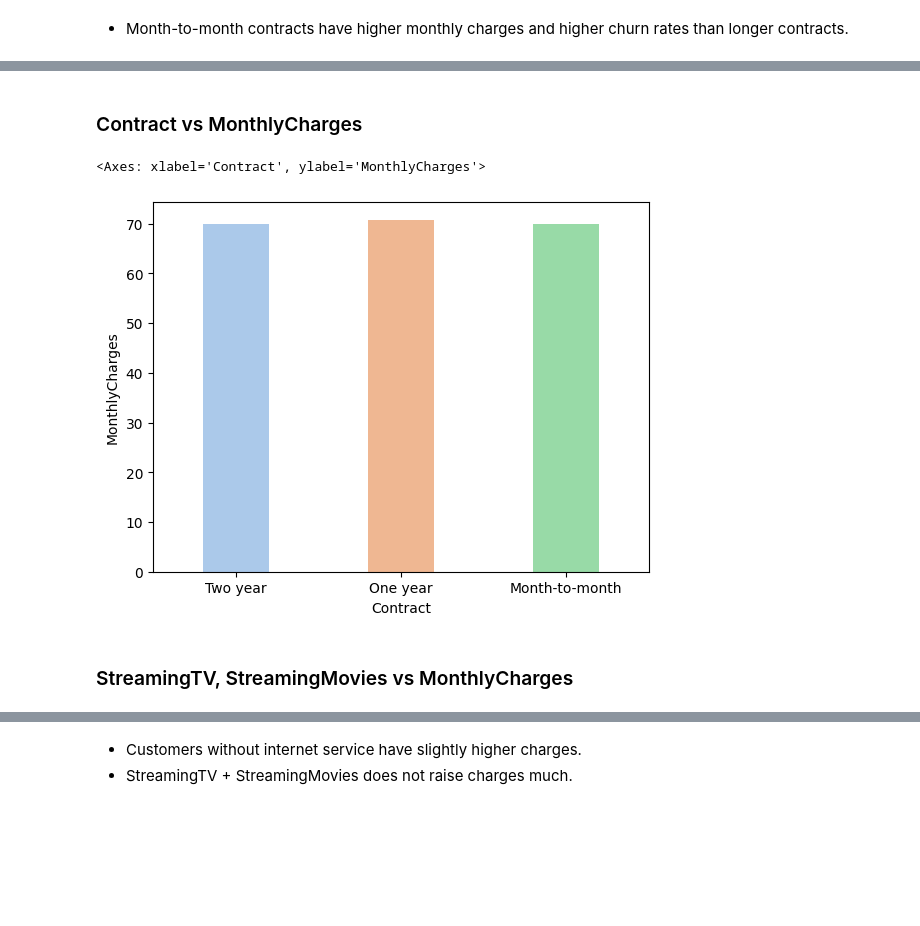
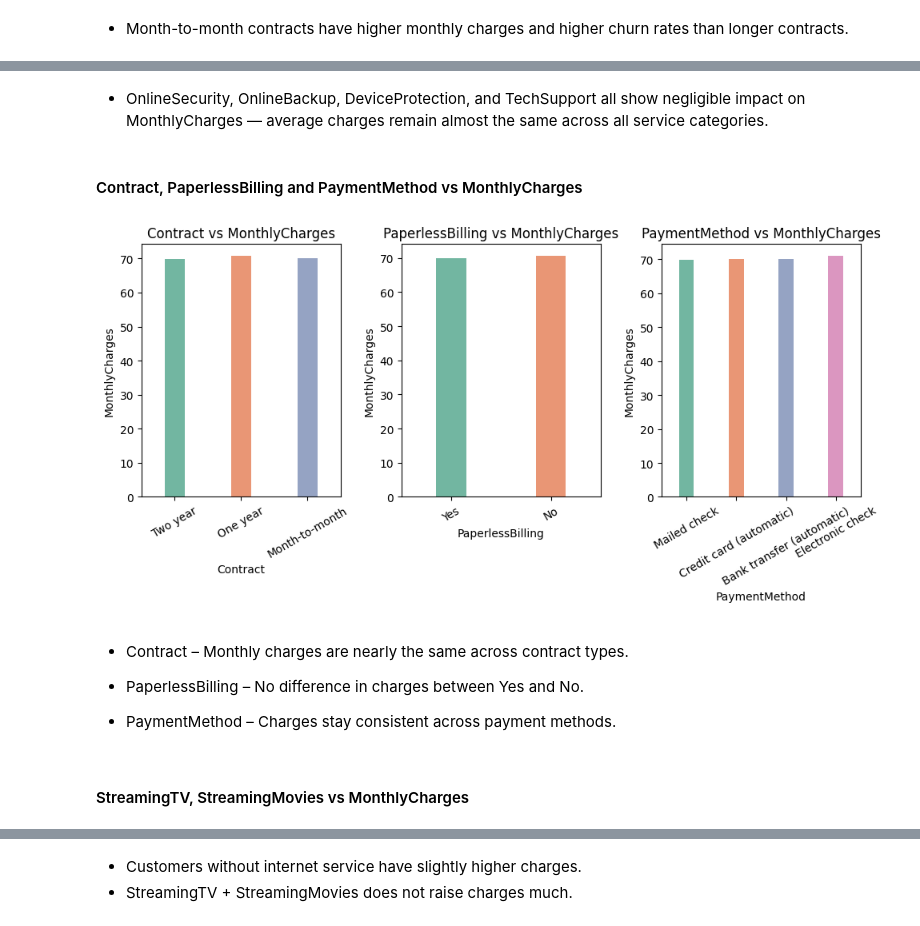
Before and after one commit to Roshani002/SSPL_Practical_Assessment, a Jupyter notebook: main.ipynb, the cells around one changed output, grey strips where cells are left out. Saved outputs shown, nothing was run; the diff lists cells and outputs as text; code cells hidden in the pictures; blank space fills up the shorter version.

```diff
--- a/main.ipynb
+++ b/main.ipynb
@@ -468,5 +616,0 @@ sns.heatmap(pivot, annot=True, cmap='coolwarm')
-# %%
-services = ['OnlineSecurity', 'OnlineBackup', 'DeviceProtection', 'TechSupport', 'StreamingTV', 'StreamingMovies', 'PhoneService']
-df1['TotalServices'] = df1[services].apply(lambda x: (x == 'Yes').sum(), axis=1)
-sns.barplot(data=df1, x='TotalServices', y='Churn', ci=None, palette='dark')
-plt.title('TotalServices vs Churn')
@@ -481,5 +616,0 @@ Text(0.5, 1.0, 'TotalServices vs Churn')
-# %%
-services = ['OnlineSecurity', 'OnlineBackup', 'DeviceProtection', 'TechSupport', 'StreamingTV', 'StreamingMovies', 'PhoneService']
-df1['TotalServices'] = df1[services].apply(lambda x: (x == 'Yes').sum(), axis=1)
-sns.barplot(data=df1, x='TotalServices', y='MonthlyCharges', ci=None, palette='dark')
-plt.title('TotalServices vs MonthlyCharges')
@@ -508,0 +623,11 @@ sns.barplot(data=df1, x='MultipleLines', y='MonthlyCharges', width=0.4, ci=None,
+# %%
+fig, axes = plt.subplots(nrows=2, ncols=3, figsize=(18, 10))
+
+for i, col in enumerate(l2[0:5]):
+    row, coln = divmod(i, 3)
+    sns.barplot(x=col, y="MonthlyCharges", data=df1, palette="Set2", ax=axes[row, coln], ci=None, width=0.5)
+    axes[row, coln].set_title(f"{col} vs MonthlyCharges")
+
+axes[1, 2].axis('off')  # Hide the empty subplot
+plt.tight_layout()
+plt.show()
@@ -508,0 +638,10 @@ sns.barplot(data=df1, x='MultipleLines', y='MonthlyCharges', width=0.4, ci=None,
+# %%
+fig, axes = plt.subplots(nrows=2, ncols=2, figsize=(12, 8))
+
+for i, col in enumerate(l2[5:9]):
+    row, coln = divmod(i, 2)
+    sns.barplot(x=col, y="MonthlyCharges", data=df1, palette="Set2", ax=axes[row, coln], ci=None, width=0.3)
+    axes[row, coln].set_title(f"{col} vs MonthlyCharges")
+
+plt.tight_layout()
+plt.show()
@@ -509,12 +650,27 @@ sns.barplot(data=df1, x='MultipleLines', y='MonthlyCharges', width=0.4, ci=None,
+# %% [markdown]
+- OnlineSecurity, OnlineBackup, DeviceProtection, and TechSupport all show negligible impact on MonthlyCharges — average charges remain almost the same across all service categories.
 # %% [markdown]
-### Contract vs MonthlyCharges
+#### Contract, PaperlessBilling and PaymentMethod vs MonthlyCharges
 # %%
-sns.barplot(data=df1, x='Contract', y='MonthlyCharges', width=0.4, ci=None, palette='pastel')
+fig, axes = plt.subplots(nrows=1, ncols=3, figsize=(10, 5))
+
+for i, col in enumerate(l3[0:4]):
+    sns.barplot(x=col, y="MonthlyCharges", data=df1, palette="Set2", ax=axes[i], ci=None, width=0.3)
+    axes[i].set_title(f"{col} vs MonthlyCharges")
+    axes[i].tick_params(axis='x', rotation=30)
+
+plt.tight_layout()
+plt.show()
 # %% [output]
-<Axes: xlabel='Contract', ylabel='MonthlyCharges'>
-[figure, old version]
+[figure, new version]
+# %% [markdown]
+- Contract – Monthly charges are nearly the same across contract types.
+
+- PaperlessBilling – No difference in charges between Yes and No.
+
+- PaymentMethod – Charges stay consistent across payment methods.
 # %% [markdown]
-### StreamingTV, StreamingMovies vs MonthlyCharges
+#### StreamingTV, StreamingMovies vs MonthlyCharges
 # %%
 pivot = df1.pivot_table(values='MonthlyCharges', index='StreamingTV', columns='StreamingMovies')
 sns.heatmap(pivot, annot=True, cmap='coolwarm')
```
Also changed, not shown: parts of 130 cells of this notebook.
